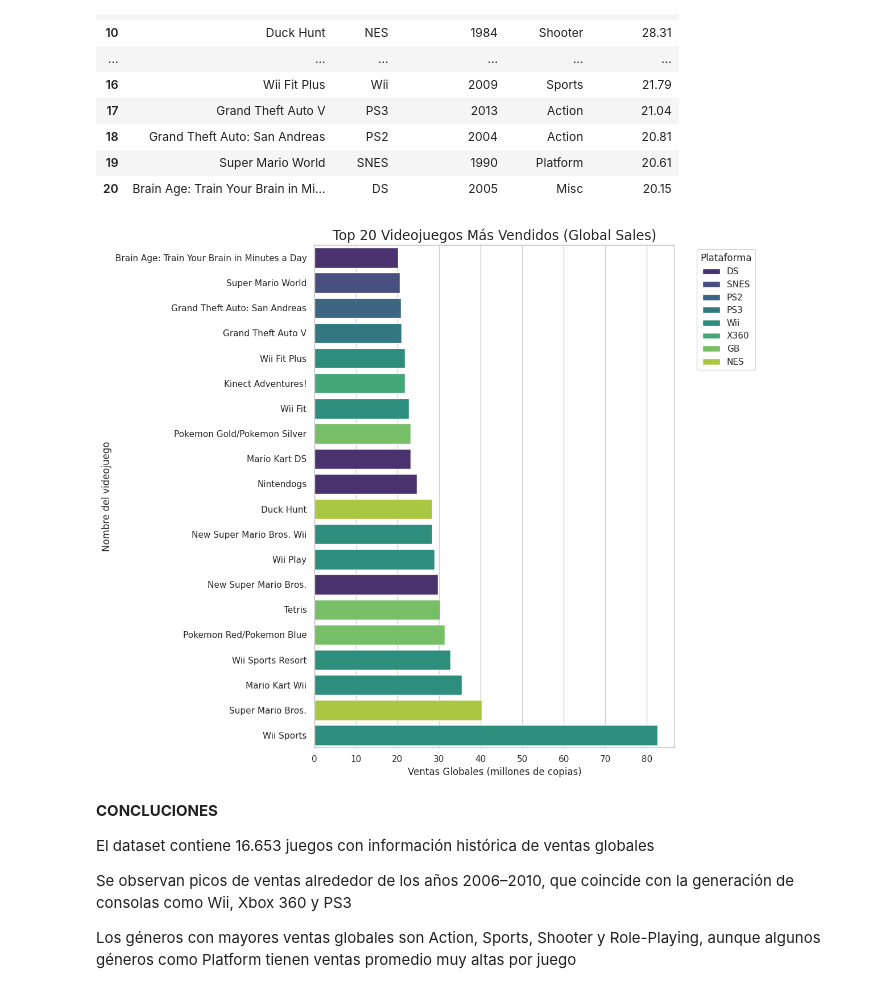
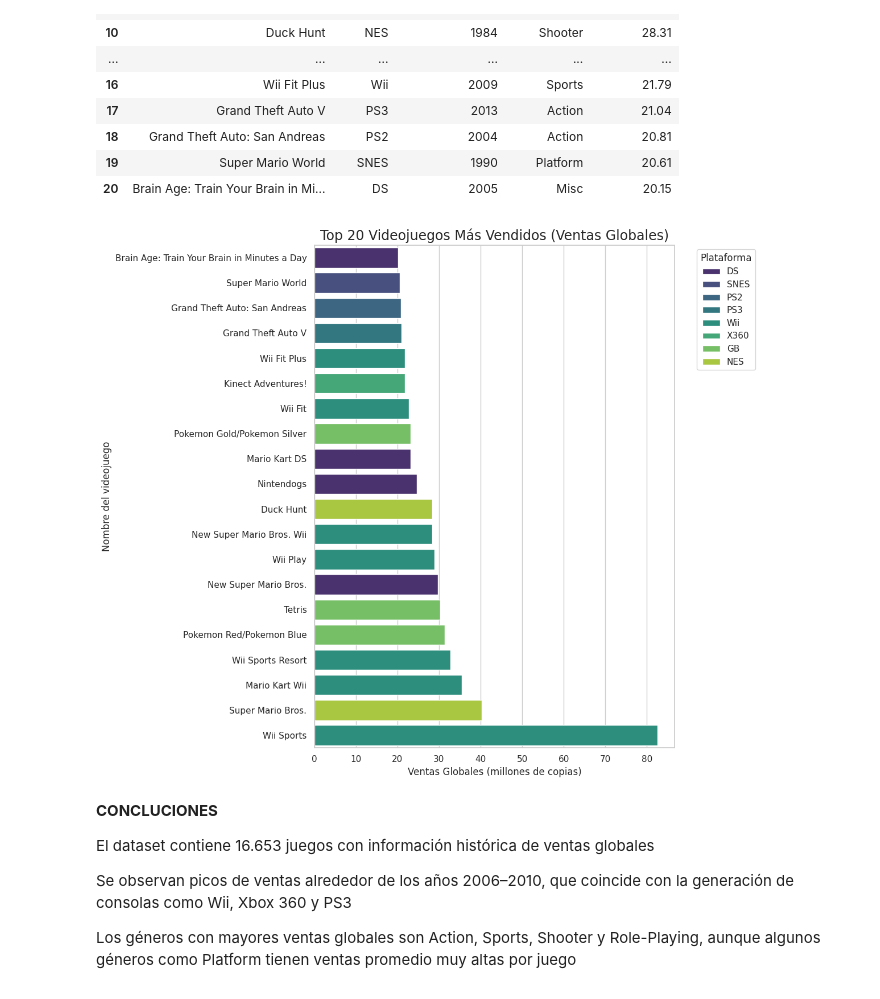
Before and after one commit to Juanx1s/Juan-Programacion, a Jupyter notebook: an-lisis-juegos.ipynb, the cells around one changed output. Drawn from its saved outputs; the diff is of its cells as text; code cells hidden in the pictures.

```diff
--- a/an-lisis-juegos.ipynb
+++ b/an-lisis-juegos.ipynb
@@ -297,25 +297,25 @@ top_20
 # %%
 #Gráfico del Top 20 de videojuegos más vendidos
 
 plt.figure(figsize=(12,10))
 
 sns.barplot(
     data=top_20.sort_values("Global_Sales", ascending=True),
     x="Global_Sales",
     y="Name",
     hue="Platform",
     dodge=False,
     palette="viridis"
 )
 
-plt.title("Top 20 Videojuegos Más Vendidos (Global Sales)", fontsize=17)
+plt.title("Top 20 Videojuegos Más Vendidos (Ventas Globales)", fontsize=17)
 plt.xlabel("Ventas Globales (millones de copias)")
 plt.ylabel("Nombre del videojuego")
 plt.legend(title="Plataforma", bbox_to_anchor=(1.05, 1), loc='upper left')
 plt.tight_layout()
 plt.show()
 # %% [output]
-[figure, old version]
+[figure, new version]
 # %% [markdown]
 **CONCLUCIONES**
 
```
